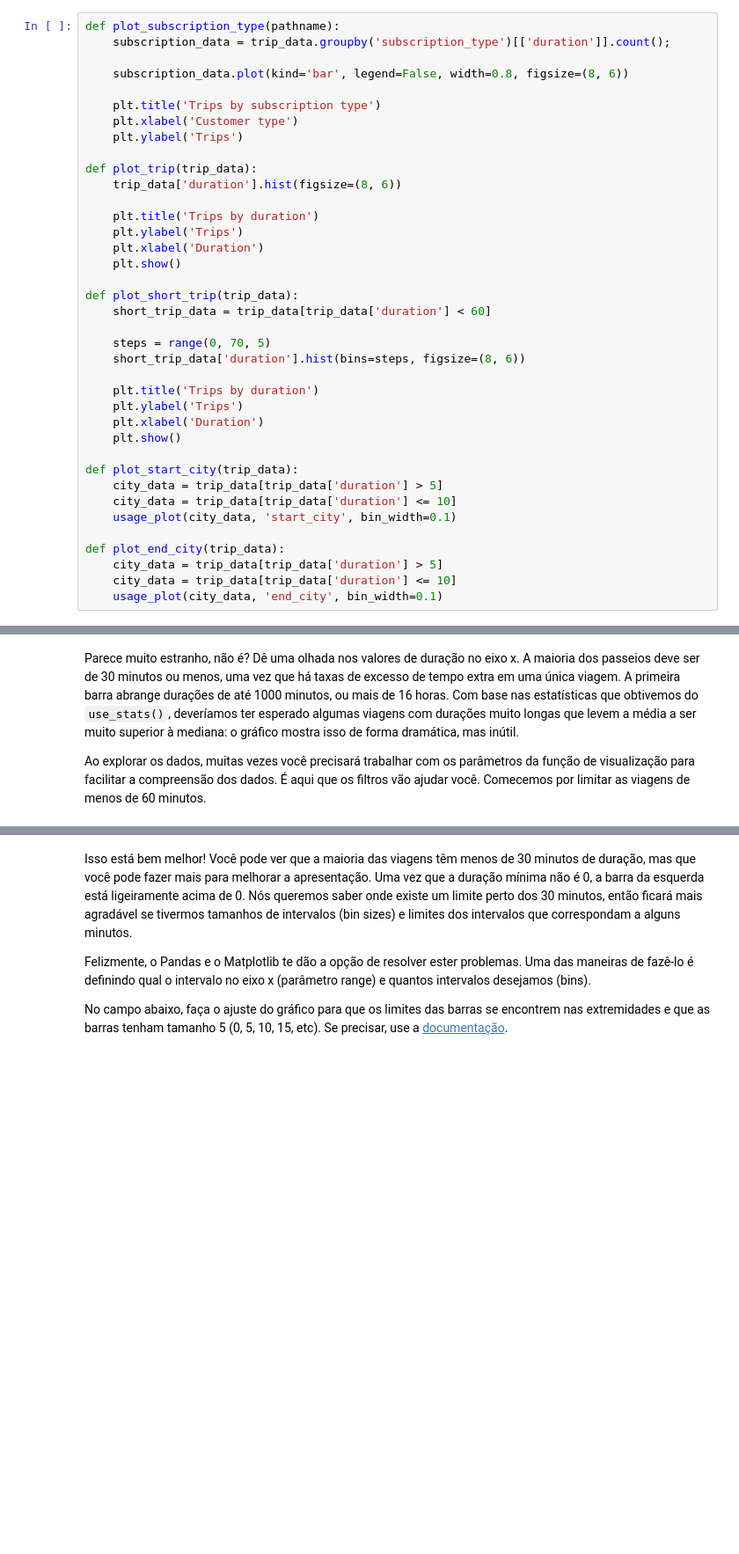
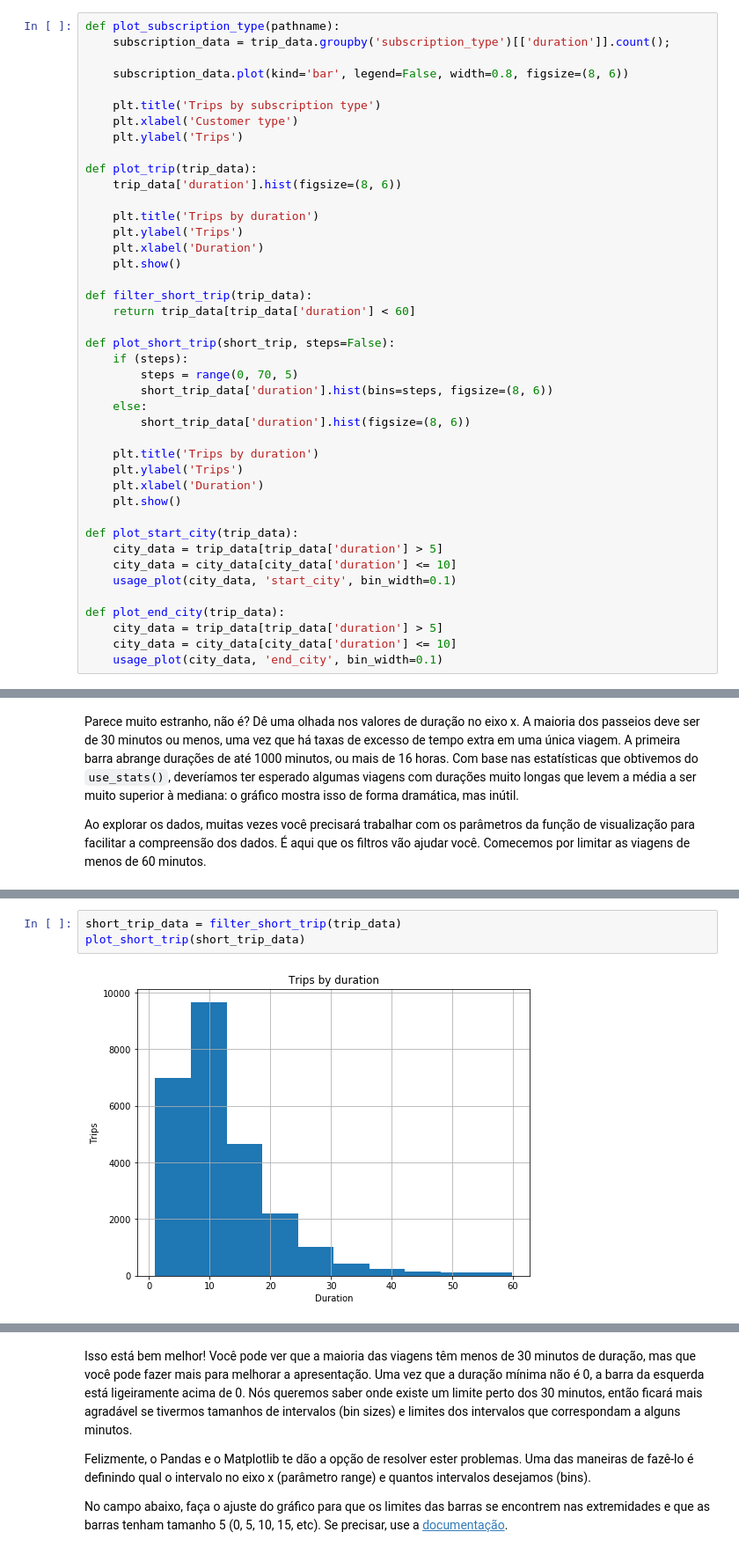
Before and after one commit to jpventura/BikeShareAnalysis, a Jupyter notebook: Analise_Bay_Area_Bike_Share-NDFDSI.ipynb, the cells around one changed output, grey strips where cells are left out. Shown: that part at 88% size. Cells and saved outputs as stored; diff of their text form; blank space fills up the shorter version.

```diff
--- a/Analise_Bay_Area_Bike_Share-NDFDSI.ipynb
+++ b/Analise_Bay_Area_Bike_Share-NDFDSI.ipynb
@@ -295,11 +295,15 @@ def plot_trip(trip_data):
     plt.xlabel('Duration')
     plt.show()
 
-def plot_short_trip(trip_data):
-    short_trip_data = trip_data[trip_data['duration'] < 60]
+def filter_short_trip(trip_data):
+    return trip_data[trip_data['duration'] < 60]
 
-    steps = range(0, 70, 5)
-    short_trip_data['duration'].hist(bins=steps, figsize=(8, 6))
+def plot_short_trip(short_trip, steps=False):
+    if (steps):
+        steps = range(0, 70, 5)
+        short_trip_data['duration'].hist(bins=steps, figsize=(8, 6))
+    else:
+        short_trip_data['duration'].hist(figsize=(8, 6))
 
     plt.title('Trips by duration')
     plt.ylabel('Trips')
@@ -308,12 +312,12 @@ def plot_short_trip(trip_data):
 
 def plot_start_city(trip_data):
     city_data = trip_data[trip_data['duration'] > 5]
-    city_data = trip_data[trip_data['duration'] <= 10]
+    city_data = city_data[city_data['duration'] <= 10]
     usage_plot(city_data, 'start_city', bin_width=0.1)
 
 def plot_end_city(trip_data):
     city_data = trip_data[trip_data['duration'] > 5]
-    city_data = trip_data[trip_data['duration'] <= 10]
+    city_data = city_data[city_data['duration'] <= 10]
     usage_plot(city_data, 'end_city', bin_width=0.1)
 # %%
 plot_subscription_type(trip_data)
@@ -346,2 +346,7 @@ plot_short_trip(trip_data)
+# %%
+short_trip_data = filter_short_trip(trip_data)
+plot_short_trip(short_trip_data)
+# %% [output]
+[figure, added]
 # %%
 # descomente a linha abaixo para verificar o gráfico esperado.
```
Also changed, not shown: parts of 24 cells of this notebook.
